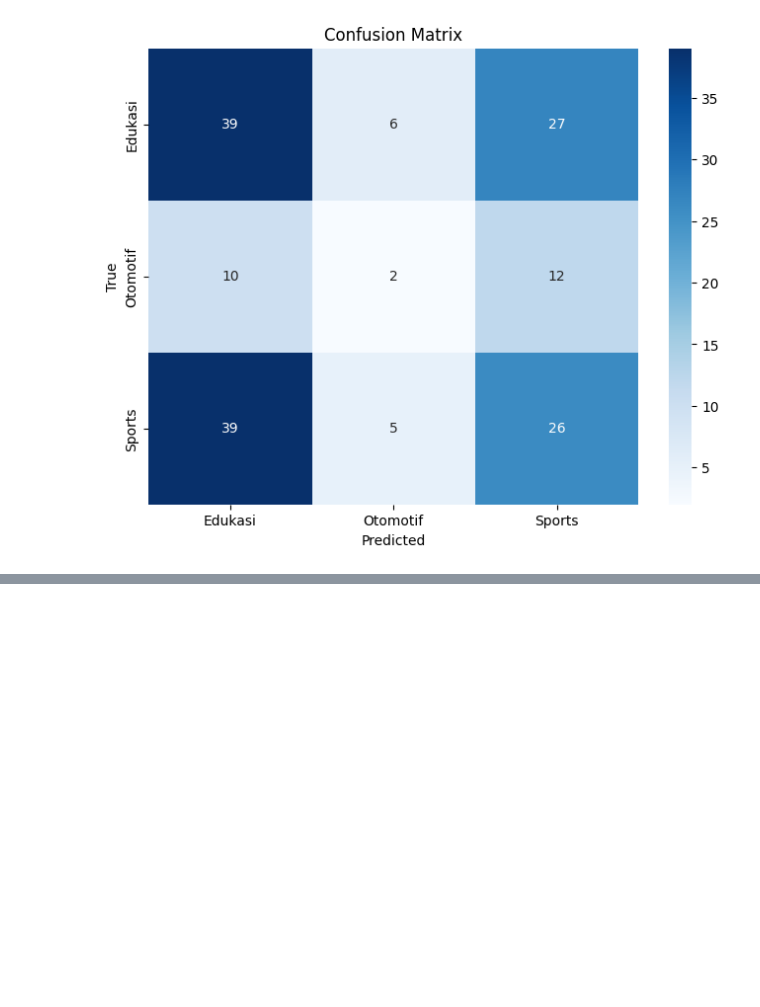
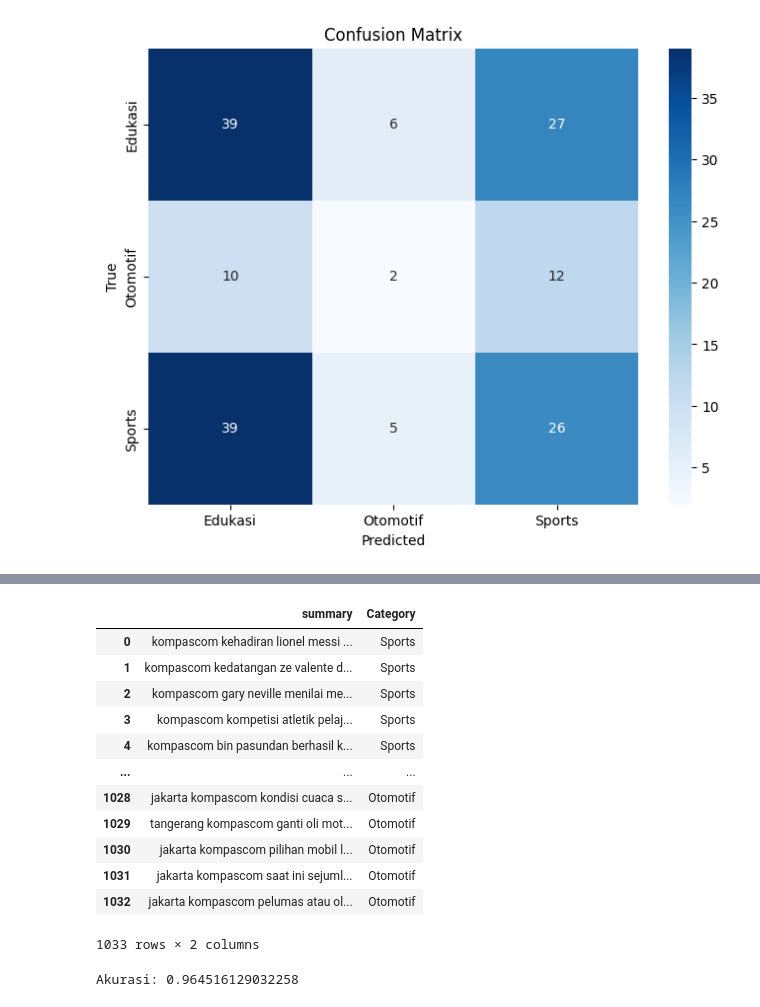
Before and after one commit to AliGhufron-28/ppw_regenerate, a Jupyter notebook: _sources/notebooks7.ipynb, the cells around one changed output, grey strips where cells are left out. Drawn from its saved outputs; the diff is of its cells as text; code cells hidden in the pictures; blank space fills up the shorter version.

```diff
--- a/_sources/notebooks7.ipynb
+++ b/_sources/notebooks7.ipynb
@@ -538,0 +594,19 @@ plot_confusion_matrix(cm)
+# %%
+data_final_sm.isna()
+data_final_sm.dropna(subset=['summary', 'Category'],inplace = True)
+# Cek kembali nilai NaN
+data_final_sm
+# %% [output]
+|  | summary | Category |
+| 0 | kompascom kehadiran lionel messi ... | Sports |
+| 1 | kompascom kedatangan ze valente d... | Sports |
+| 2 | kompascom gary neville menilai me... | Sports |
+| 3 | kompascom kompetisi atletik pelaj... | Sports |
+| 4 | kompascom bin pasundan berhasil k... | Sports |
+| ... | ... | ... |
+| 1028 | jakarta kompascom kondisi cuaca s... | Otomotif |
+| 1029 | tangerang kompascom ganti oli mot... | Otomotif |
+| 1030 | jakarta kompascom pilihan mobil l... | Otomotif |
+| 1031 | jakarta kompascom saat ini sejuml... | Otomotif |
+| 1032 | jakarta kompascom pelumas atau ol... | Otomotif |
+1033 rows × 2 columns
@@ -538,0 +630,6 @@ plot_confusion_matrix(cm)
+# %%
+# Mengukur kinerja model dengan menghitung akurasi atau metrik lain yang relevan
+accuracy = accuracy_score(y_test_summary, y_pred_gnb_summary)
+print(f'Akurasi: {accuracy}')
+# %% [output]
+Akurasi: 0.964516129032258
```
Also changed, not shown: parts of 32 cells of this notebook, 2 other files.
